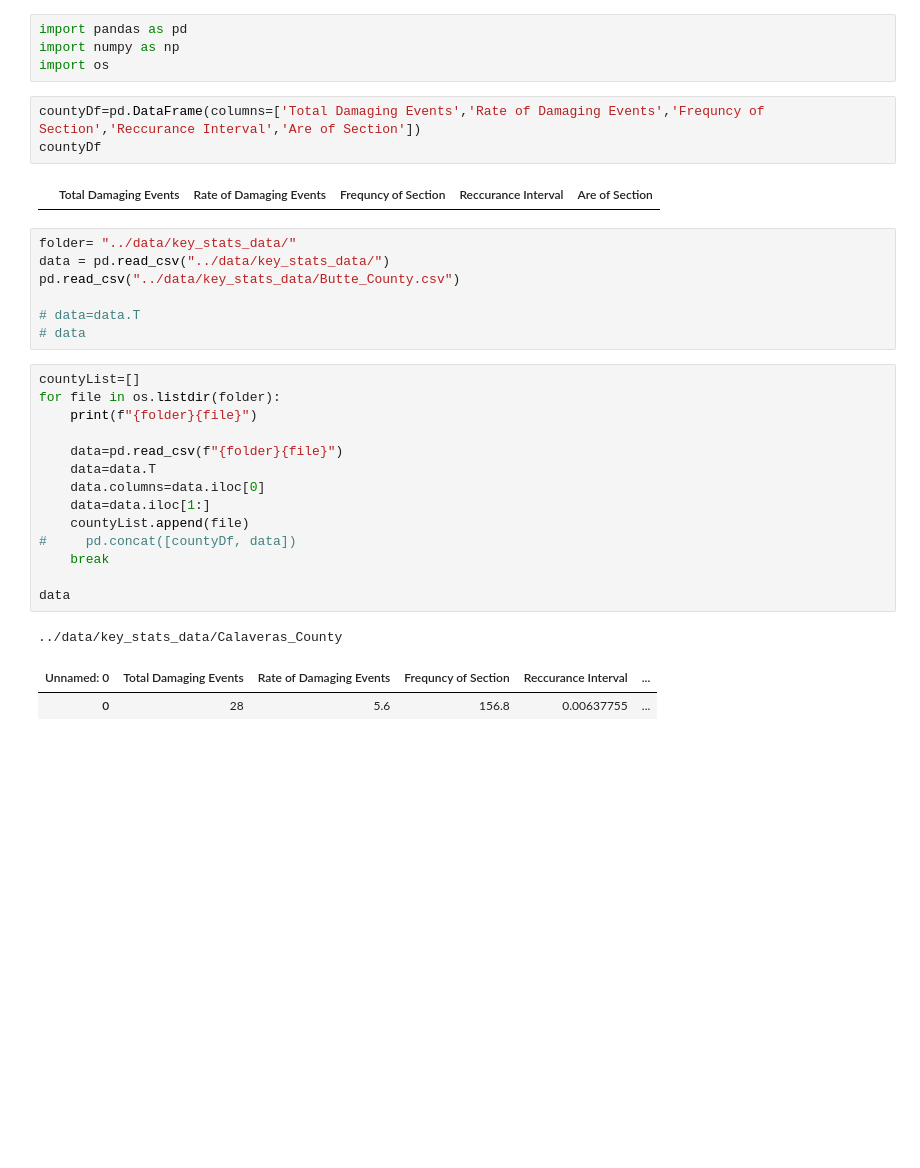
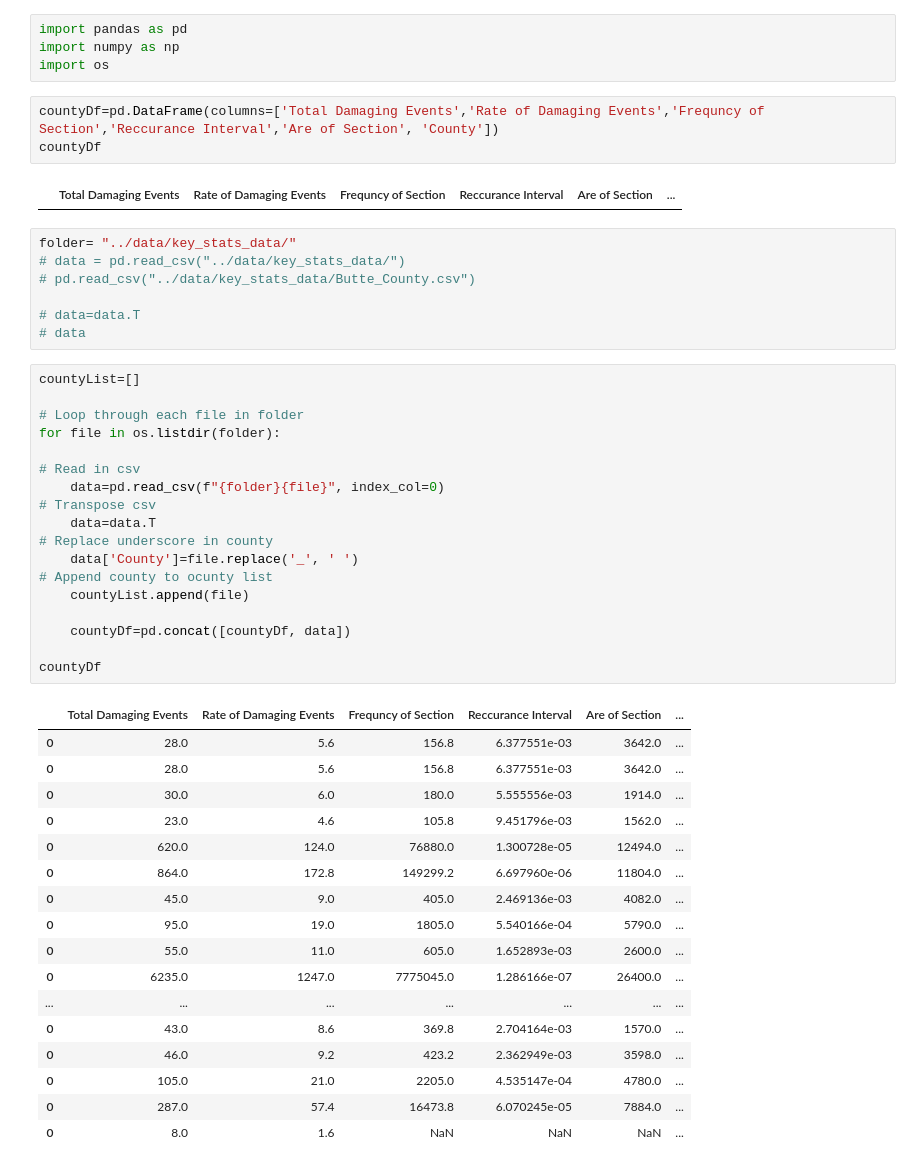
Before and after one commit to youngcourtcourt/project_3, a Jupyter notebook: visualizationCode/countyVisualizations.ipynb, the cells around one changed output. Drawn from its saved outputs; the diff is of its cells as text; blank space fills up the shorter version.

Commit message:
Iterated through all csvs and combined into one

```diff
--- a/visualizationCode/countyVisualizations.ipynb
+++ b/visualizationCode/countyVisualizations.ipynb
@@ -3,32 +3,50 @@ import pandas as pd
 import numpy as np
 import os
 # %%
-countyDf=pd.DataFrame(columns=['Total Damaging Events','Rate of Damaging Events','Frequncy of Section','Reccurance Interval','Are of Section'])
+countyDf=pd.DataFrame(columns=['Total Damaging Events','Rate of Damaging Events','Frequncy of Section','Reccurance Interval','Are of Section', 'County'])
 countyDf
 # %% [output]
-|  | Total Damaging Events | Rate of Damaging Events | Frequncy of Section | Reccurance Interval | Are of Section |
+|  | Total Damaging Events | Rate of Damaging Events | Frequncy of Section | Reccurance Interval | Are of Section | ... |
 # %%
 folder= "../data/key_stats_data/"
-data = pd.read_csv("../data/key_stats_data/")
-pd.read_csv("../data/key_stats_data/Butte_County.csv")
+# data = pd.read_csv("../data/key_stats_data/")
+# pd.read_csv("../data/key_stats_data/Butte_County.csv")
 
 # data=data.T
 # data
 # %%
 countyList=[]
+
+# Loop through each file in folder
 for file in os.listdir(folder):
-    print(f"{folder}{file}")
 
-    data=pd.read_csv(f"{folder}{file}")
+# Read in csv
+    data=pd.read_csv(f"{folder}{file}", index_col=0)
+# Transpose csv
     data=data.T
-    data.columns=data.iloc[0]
-    data=data.iloc[1:]
+# Replace underscore in county
+    data['County']=file.replace('_', ' ')
+# Append county to ocunty list
     countyList.append(file)
-#     pd.concat([countyDf, data])
-    break
 
-data
+    countyDf=pd.concat([countyDf, data])
+
+countyDf
 # %% [output]
-../data/key_stats_data/Calaveras_County
-| Unnamed: 0 | Total Damaging Events | Rate of Damaging Events | Frequncy of Section | Reccurance Interval | ... |
-| 0 | 28 | 5.6 | 156.8 | 0.00637755 | ... |
+|  | Total Damaging Events | Rate of Damaging Events | Frequncy of Section | Reccurance Interval | Are of Section | ... |
+| 0 | 28.0 | 5.6 | 156.8 | 6.377551e-03 | 3642.0 | ... |
+| 0 | 28.0 | 5.6 | 156.8 | 6.377551e-03 | 3642.0 | ... |
+| 0 | 30.0 | 6.0 | 180.0 | 5.555556e-03 | 1914.0 | ... |
+| 0 | 23.0 | 4.6 | 105.8 | 9.451796e-03 | 1562.0 | ... |
+| 0 | 620.0 | 124.0 | 76880.0 | 1.300728e-05 | 12494.0 | ... |
+| 0 | 864.0 | 172.8 | 149299.2 | 6.697960e-06 | 11804.0 | ... |
+| 0 | 45.0 | 9.0 | 405.0 | 2.469136e-03 | 4082.0 | ... |
+| 0 | 95.0 | 19.0 | 1805.0 | 5.540166e-04 | 5790.0 | ... |
+| 0 | 55.0 | 11.0 | 605.0 | 1.652893e-03 | 2600.0 | ... |
+| 0 | 6235.0 | 1247.0 | 7775045.0 | 1.286166e-07 | 26400.0 | ... |
+| ... | ... | ... | ... | ... | ... | ... |
+| 0 | 43.0 | 8.6 | 369.8 | 2.704164e-03 | 1570.0 | ... |
+| 0 | 46.0 | 9.2 | 423.2 | 2.362949e-03 | 3598.0 | ... |
+| 0 | 105.0 | 21.0 | 2205.0 | 4.535147e-04 | 4780.0 | ... |
+| 0 | 287.0 | 57.4 | 16473.8 | 6.070245e-05 | 7884.0 | ... |
+| 0 | 8.0 | 1.6 | NaN | NaN | NaN | ... |
```
Also changed, not shown: parts of 1 cell of this notebook.
